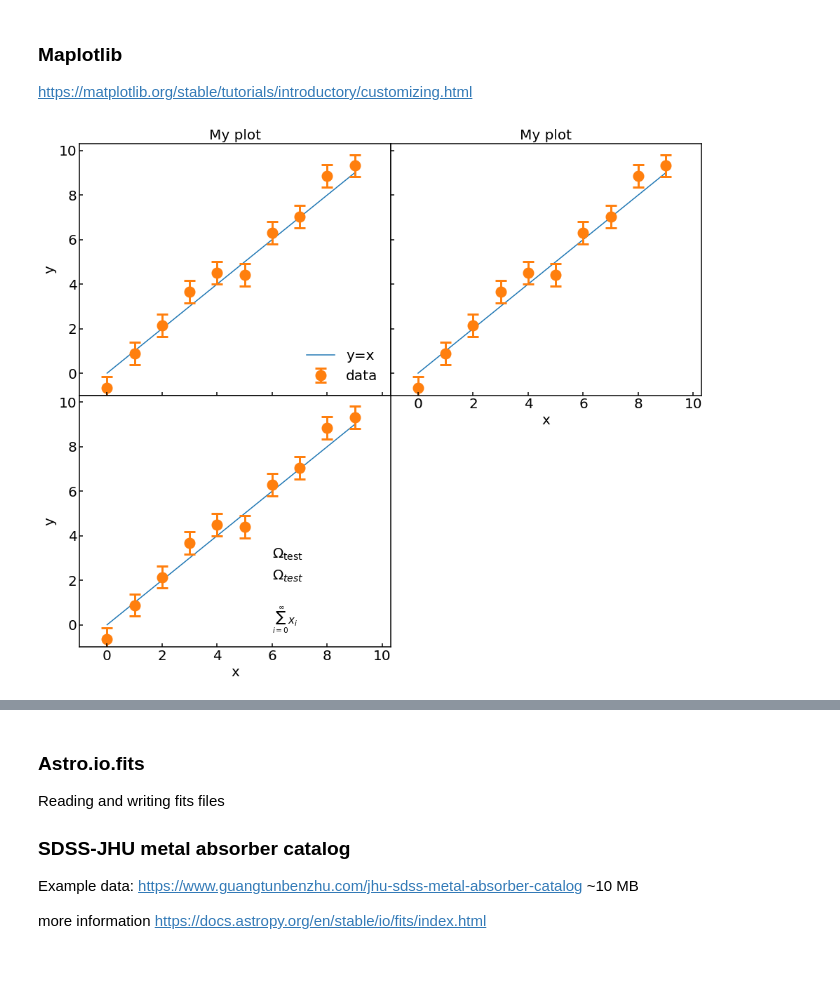
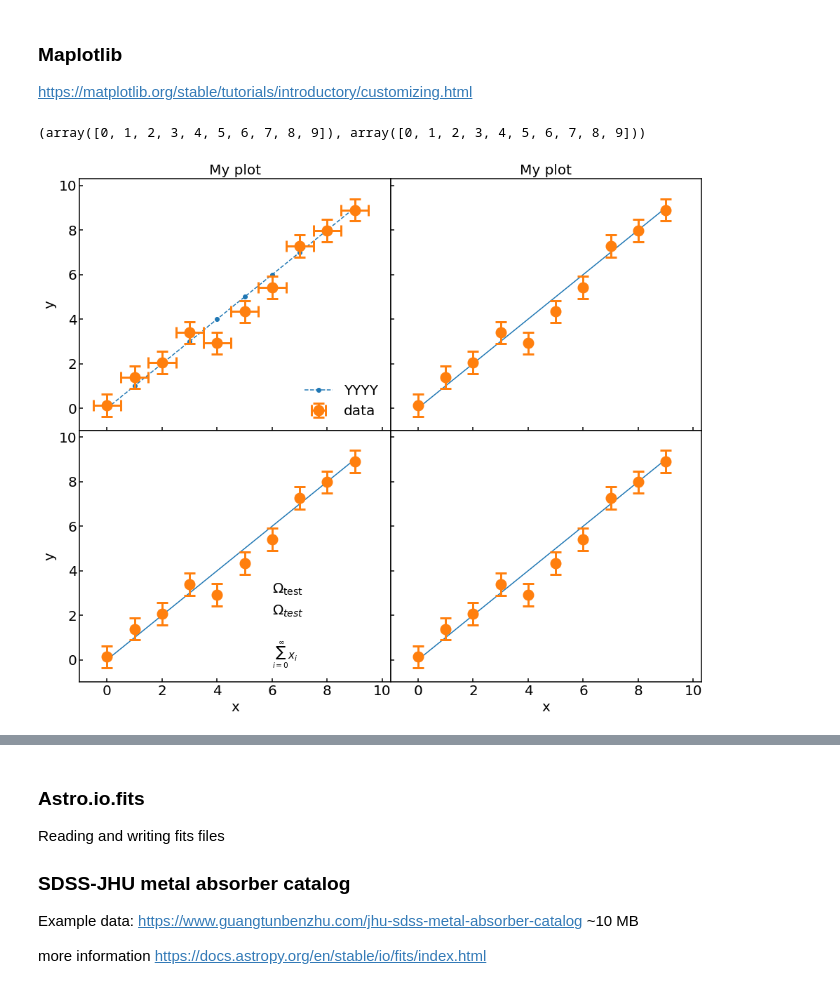
Before and after one commit to CrazyAncestor/Data-Analysis-in-Astronomy-2021, a Jupyter notebook: Week_1/Python_basic.ipynb, the cells around one changed output, grey strips where cells are left out. Drawn from its saved outputs; the diff is of its cells as text; code cells hidden in the pictures.

```diff
--- a/Week_1/Python_basic.ipynb
+++ b/Week_1/Python_basic.ipynb
@@ -210,6 +248,10 @@ https://matplotlib.org/stable/tutorials/introductory/customizing.html
 # %%
 x = np.arange(0,10)
 y = np.arange(0,10)
+# %%
+x,y
+# %% [output]
+(array([0, 1, 2, 3, 4, 5, 6, 7, 8, 9]), array([0, 1, 2, 3, 4, 5, 6, 7, 8, 9]))
 # %%
 def my_plot_style():
 
@@ -248,12 +290,10 @@ noise = np.random.normal(0,0.5,len(x))
 my_plot_style()
 plt.figure(figsize=(14,12))
 
-plt.subplots_adjust(left=0.07,right=0.95,top=0.92,bottom=0.09,wspace=0.,hspace=0.)
-
-
+plt.subplots_adjust(left=0.07,right=0.95,top=0.92,bottom=0.09,wspace=0.0,hspace=0.0)
 plt.subplot(2,2,1)
-plt.plot(x,y,label='y=x',color='C0',zorder=0)
-plt.errorbar(x,y+noise,yerr=0.5,ls='',color='C1',marker='o',markersize=13,capsize=8,lw=3,mew=3,label='data',zorder=1)
+plt.plot(x,y,label='YYYY',color='C0',zorder=0,ls='--',marker='o')
+plt.errorbar(x,y+noise,yerr=0.5,xerr=0.5,ls='',color='C1',marker='o',markersize=13,capsize=8,lw=3,mew=3,label='data',zorder=1)
 plt.legend(frameon=False,loc=4)
 
 plt.xlabel('x',fontsize=20)
@@ -264,37 +304,46 @@ plt.ylim(-1,10.3)
 
 
 plt.subplot(2,2,2)
 plt.plot(x,y,label='Best fit',color='C0',zorder=0)
 plt.errorbar(x,y+noise,yerr=0.5,ls='',color='C1',marker='o',markersize=13,capsize=8,lw=3,mew=3,label='data',zorder=1)
 #plt.legend(frameon=False)
 plt.xlabel('x',fontsize=20)
 #plt.ylabel('y',fontsize=20)
 plt.title('My plot')
 plt.xlim(-1,10.3)
 plt.ylim(-1,10.3)
 
-'''
-Using the
-'''
+
+#Using the
+
 removing_ytick_label()
 
 plt.subplot(2,2,3)
 plt.plot(x,y,label='Best fit',color='C0',zorder=0)
 plt.errorbar(x,y+noise,yerr=0.5,ls='',color='C1',marker='o',markersize=13,capsize=8,lw=3,mew=3,label='data',zorder=1)
 #plt.legend(frameon=False)
 plt.xlabel('x',fontsize=20)
 plt.ylabel('y',fontsize=20)
 #plt.title('My plot')
 plt.xlim(-1,10.3)
 plt.ylim(-1,10.3)
 
 plt.text(6,3,'$\Omega_{\\rm test}$',fontsize=20)
 plt.text(6,2,'$\Omega_{test}$',fontsize=20)
 plt.text(6,0,'$\sum_{i=0}^\infty x_i$',fontsize=15)
-
+plt.subplot(2,2,4)
+plt.plot(x,y,label='Best fit',color='C0',zorder=0)
+plt.errorbar(x,y+noise,yerr=0.5,ls='',color='C1',marker='o',markersize=13,capsize=8,lw=3,mew=3,label='data',zorder=1)
+#plt.legend(frameon=False)
+plt.xlabel('x',fontsize=20)
+#plt.ylabel('y',fontsize=20)
+#plt.title('My plot')
+plt.xlim(-1,10.3)
+plt.ylim(-1,10.3)
+removing_ytick_label()
 plt.savefig('plot.pdf')
 #plt.show()
 # %% [output]
-[figure, old version]
+[figure, new version]
 # %%
 my_plot_style()
```
Also changed, not shown: parts of 24 cells of this notebook, 1 other file.
